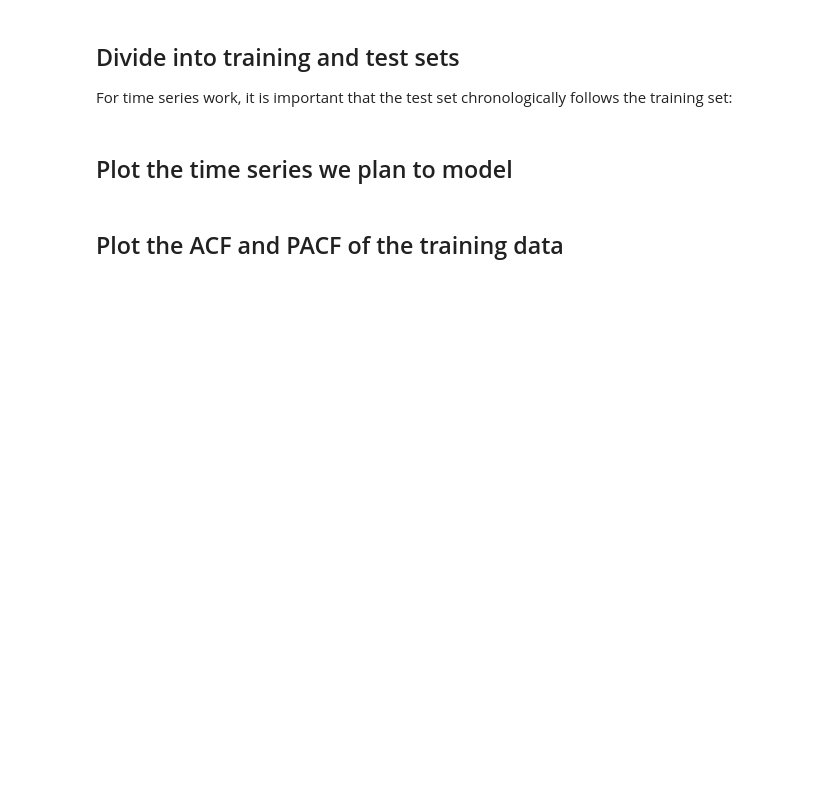
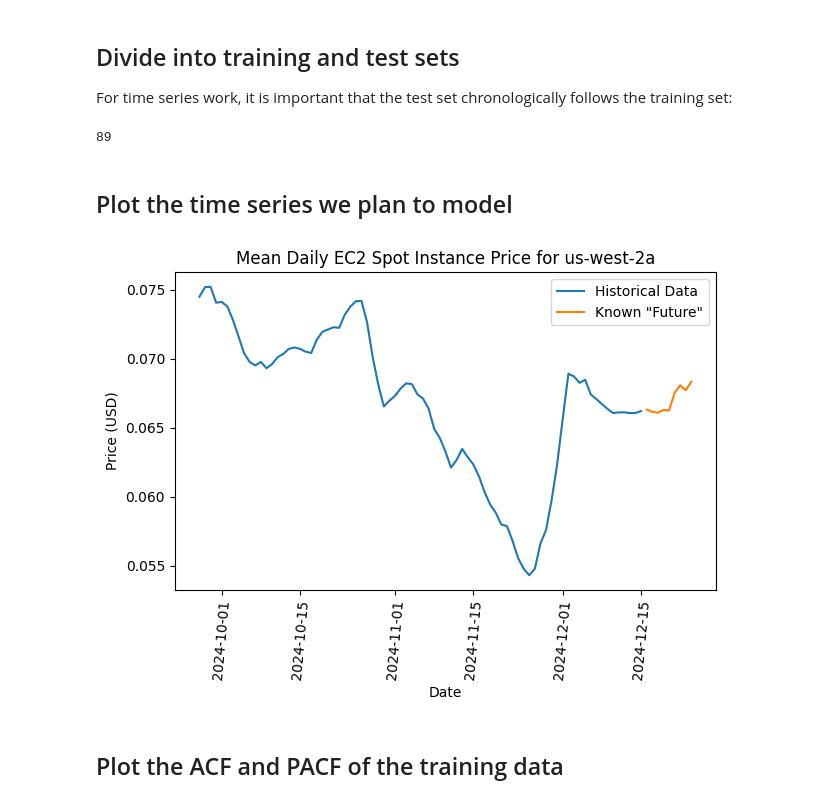
Before and after one commit to badassdatascience/badass-data-science, a Jupyter notebook: forecasting/ARIMA/ARIMA_demo.ipynb, the cells around one changed output. Saved outputs shown, nothing was run; the diff lists cells and outputs as text; code cells hidden in the pictures; blank space fills up the shorter version.

Commit message:
Working out the display of data and results.

```diff
--- a/forecasting/ARIMA/ARIMA_demo.ipynb
+++ b/forecasting/ARIMA/ARIMA_demo.ipynb
@@ -49,12 +46,10 @@ proportion_of_timestamps_to_train_model_with = 0.9
 n_grid_search_p_d_q = 6
 time_series_frequency = 'D'
 
-input_pickle_file = (
+input_csv_file = (
     bds_home + '/forecasting/prepare_AWS_EC2_spot_price_data/' +
     'output/' +
-    'ec2_instance__' +
-    'e515beb5-9e4d-43e7-9727-24b3ae80296f675d14d8-865c-4a55-b985-68b3d1962a1d__' +
-    '1735090958.0603635.pickle'
+    'DF__b5539bdf-9706-42fa-8a05-1c6fbec17b56424358e3-77ff-48c0-84b2-da3a1e8ad329__1735164733.3606496.csv'
 )
 
 configuration_json_filename = bds_home + '/forecasting/prepare_AWS_EC2_spot_price_data/configuration.json'
@@ -66,13 +61,7 @@ We either pull spot price data from the AWS EC2 API or we load previously saved
 with open(configuration_json_filename) as f:
     config = json.load(f)
 
-print(config)
-print(type(config))
-print()
-
-with open(input_pickle_file, 'rb') as f:
-    instance = ec2SpotPriceData(config)
-
-#df = instance.df
-
-#df
+df = pd.read_csv(input_csv_file)
+df.index = df['date_not_time']
+df.drop(columns = ['Timestamp.1'], inplace = True)
+df['date_not_time'] = [x.date() for x in pd.to_datetime(df['date_not_time'])]
@@ -97,20 +97,24 @@ df_test = df.iloc[n_train:, :]
 
 # QA
 print(len(df_train.index) + len(df_test.index))
+# %% [output]
+89
 # %% [markdown]
 ## Plot the time series we plan to model
 # %%
 plt.figure()
-plt.plot(df_train.index, df_train['spot_price'], label = 'Historical Data')
-plt.plot(df_test.index, df_test['spot_price'], label = 'Known "Future"')
-plt.title('Mean Daily EC2 Spot Instance Price for ' + instance.config['availability_zone'])
+plt.plot(df_train['date_not_time'], df_train['spot_price'], label = 'Historical Data')
+plt.plot(df_test['date_not_time'], df_test['spot_price'], label = 'Known "Future"')
+plt.title('Mean Daily EC2 Spot Instance Price for ' + config['availability_zone'])
 plt.xlabel('Date')
 plt.ylabel('Price (USD)')
 plt.xticks(rotation = 85)
 plt.legend()
 plt.tight_layout()
 plt.show()
 plt.close()
+# %% [output]
+[figure, added]
 # %% [markdown]
 ## Plot the ACF and PACF of the training data
 # %%
```
Also changed, not shown: parts of 13 cells of this notebook.
